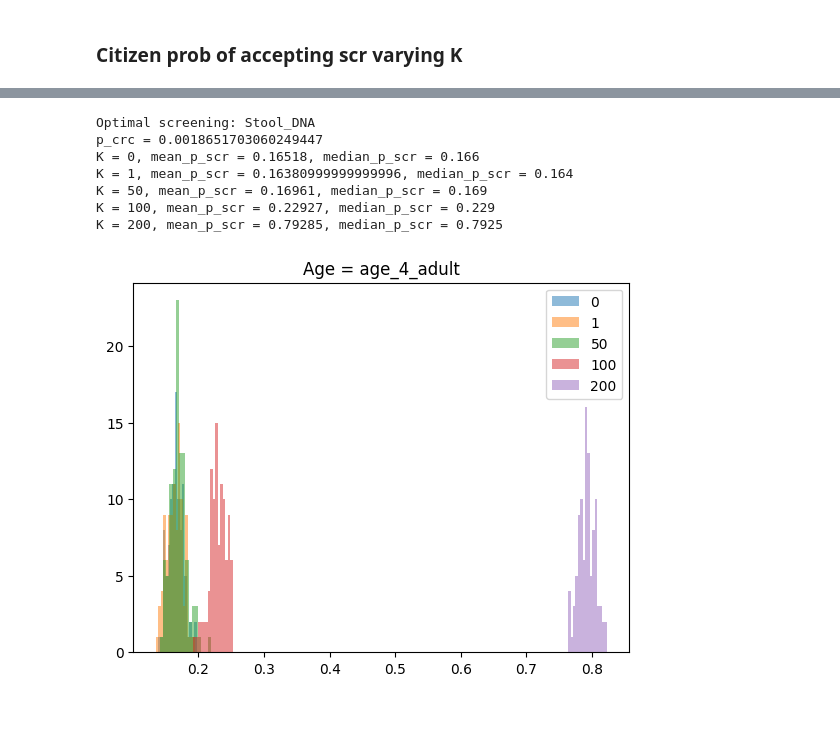
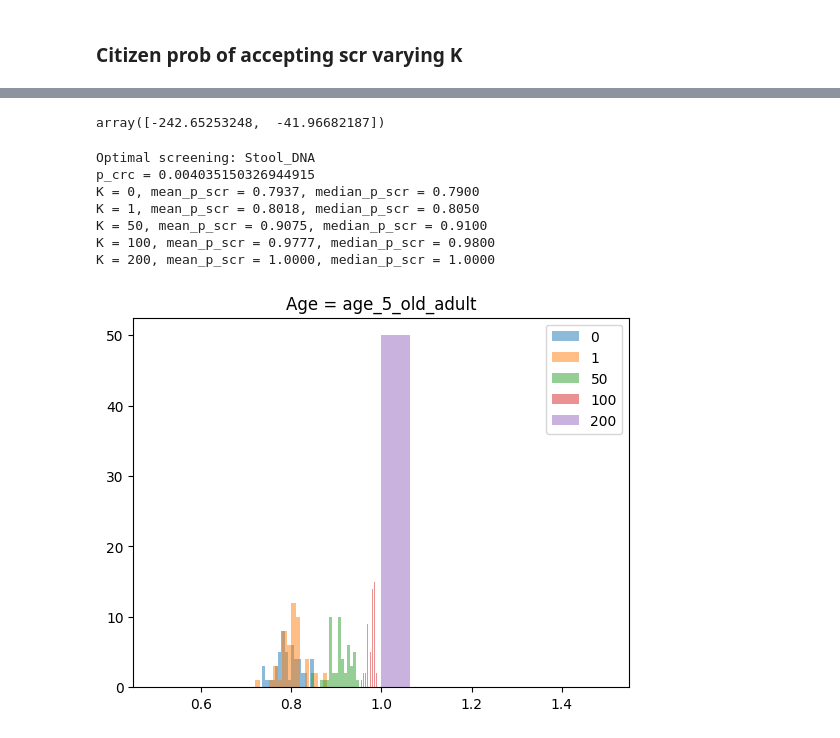
Before and after one commit to DanielCorralesAlonso/optimized_crc_incentives_ara, a Jupyter notebook: v2/test_utilties.ipynb, the cells around one changed output, grey strips where cells are left out. Saved outputs shown, nothing was run; the diff lists cells and outputs as text; code cells hidden in the pictures.

```diff
--- a/v2/test_utilties.ipynb
+++ b/v2/test_utilties.ipynb
@@ -277,26 +297,30 @@ def plot_histograms_count_distrib(net2, patient_chars):
+# %%
+expected_utilities
+# %% [output]
+array([-242.65253248,  -41.96682187])
 # %%
 patient_chars = {
-"Age": "age_4_adult",
+"Age": "age_5_old_adult",
 "Sex": "M",
 "SD": "SD_2_normal",
 "PA": "PA_1",
 "Smoking": "sm_1_not_smoker",
 "BMI": "bmi_2_normal",
 "Alcohol": "low",
 "Diabetes": "True",
 "Hypertension": "False",
 }
 
 plot_histograms_count_distrib(net2, patient_chars)
 # %% [output]
 Optimal screening: Stool_DNA
-p_crc = 0.0018651703060249447
-K = 0, mean_p_scr = 0.16518, median_p_scr = 0.166
-K = 1, mean_p_scr = 0.16380999999999996, median_p_scr = 0.164
-K = 50, mean_p_scr = 0.16961, median_p_scr = 0.169
-K = 100, mean_p_scr = 0.22927, median_p_scr = 0.229
-K = 200, mean_p_scr = 0.79285, median_p_scr = 0.7925
+p_crc = 0.004035150326944915
+K = 0, mean_p_scr = 0.7937, median_p_scr = 0.7900
+K = 1, mean_p_scr = 0.8018, median_p_scr = 0.8050
+K = 50, mean_p_scr = 0.9075, median_p_scr = 0.9100
+K = 100, mean_p_scr = 0.9777, median_p_scr = 0.9800
+K = 200, mean_p_scr = 1.0000, median_p_scr = 1.0000
-[figure, old version]
+[figure, new version]
 # %%
 patient_chars = {
 "Age": "age_4_adult",
```
Also changed, not shown: parts of 3 cells of this notebook, 9 other files.
